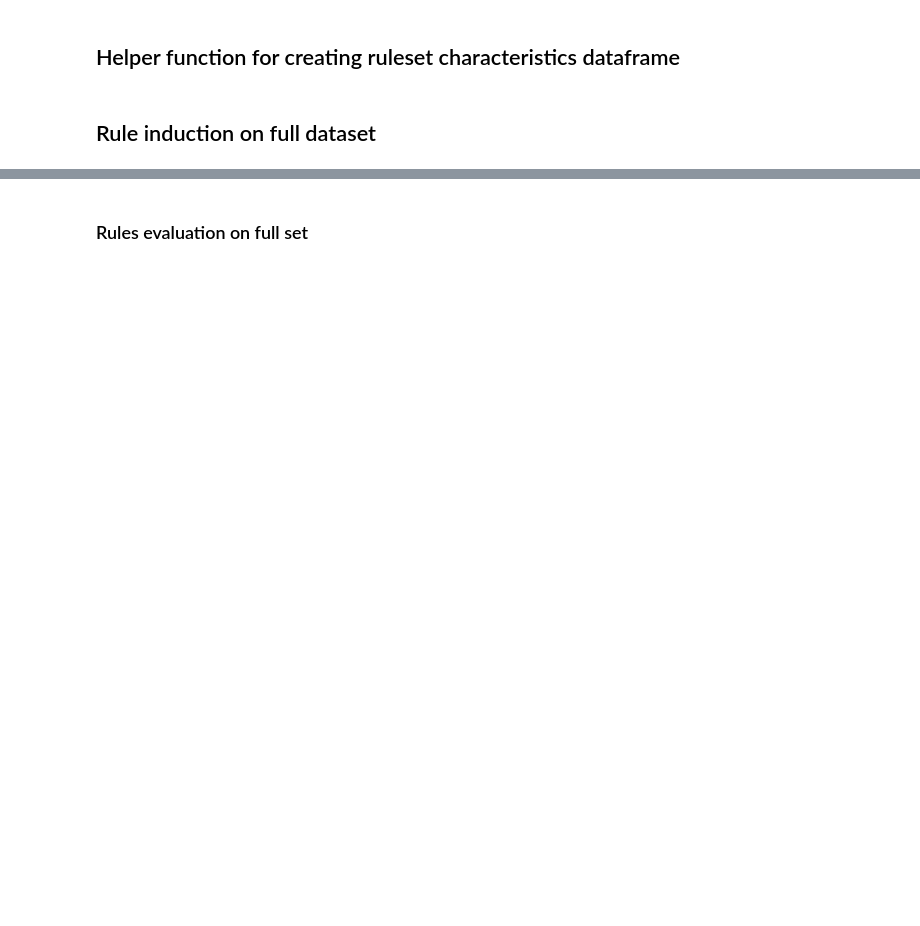
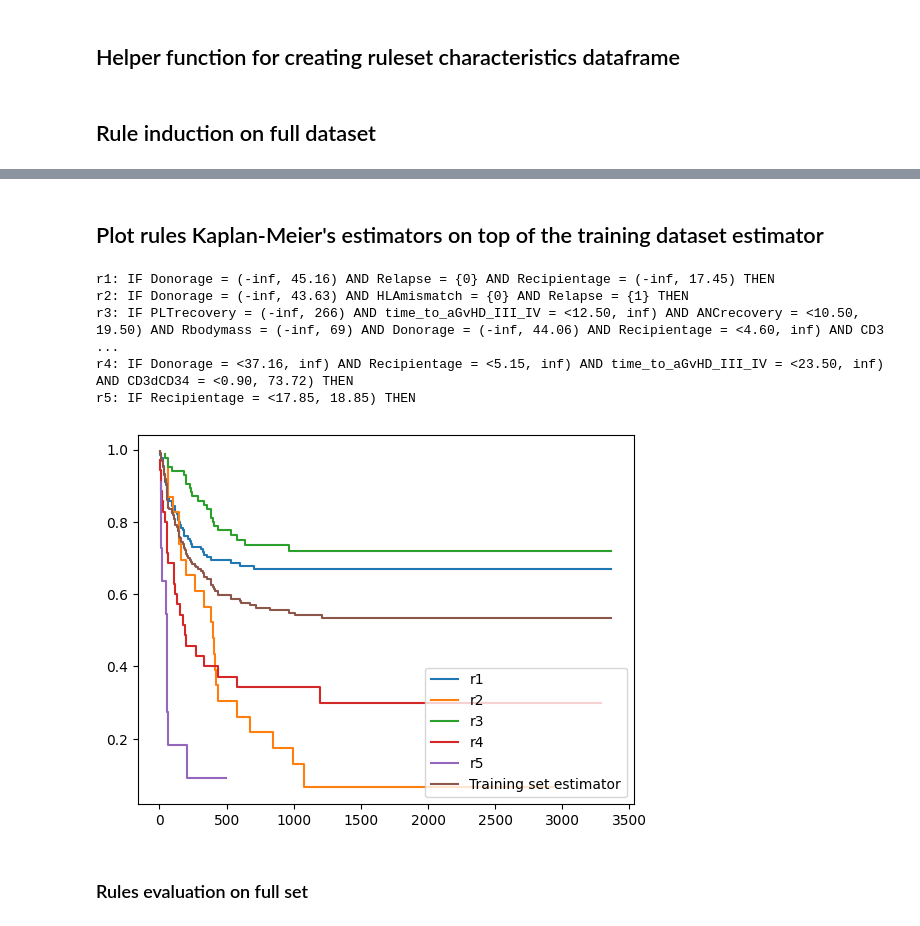
Before and after one commit to adaa-polsl/RuleKit-python, a Jupyter notebook: docs/source/rst/tutorials/survival.ipynb, the cells around one changed output, grey strips where cells are left out. Cells and saved outputs as stored; diff of their text form; code cells hidden in the pictures; blank space fills up the shorter version.

```diff
--- a/docs/source/rst/tutorials/survival.ipynb
+++ b/docs/source/rst/tutorials/survival.ipynb
@@ -132,3 +111,36 @@ IF PLTrecovery = <266, inf) THEN
+# %% [markdown]
+## Plot rules Kaplan-Meier's estimators on top of the training dataset estimator
+# %%
+from rulekit.kaplan_meier import KaplanMeierEstimator
+
+# plot rules kaplan-meier curves
+for i, rule in enumerate(ruleset.rules):
+    rule_label: str = f'r{i + 1}'
+    rule_km: KaplanMeierEstimator = rule.kaplan_meier_estimator
+    plt.step(
+        rule_km.times,
+        rule_km.probabilities,
+        label=rule_label
+    )
+    print(f'{rule_label}: {rule}')
+
+# plot whole dataset kaplan-meier curve
+train_km: KaplanMeierEstimator = srv.get_train_set_kaplan_meier()
+plt.step(
+    train_km.times,
+    train_km.probabilities,
+    label='Training set estimator'
+)
+
+plt.legend()
+plt.show()
+# %% [output]
+r1: IF Donorage = (-inf, 45.16) AND Relapse = {0} AND Recipientage = (-inf, 17.45) THEN
+r2: IF Donorage = (-inf, 43.63) AND HLAmismatch = {0} AND Relapse = {1} THEN
+r3: IF PLTrecovery = (-inf, 266) AND time_to_aGvHD_III_IV = <12.50, inf) AND ANCrecovery = <10.50, 19.50) AND Rbodymass = (-inf, 69) AND Donorage = (-inf, 44.06) AND Recipientage = <4.60, inf) AND CD3 ...
+r4: IF Donorage = <37.16, inf) AND Recipientage = <5.15, inf) AND time_to_aGvHD_III_IV = <23.50, inf) AND CD3dCD34 = <0.90, 73.72) THEN
+r5: IF Recipientage = <17.85, 18.85) THEN
+[figure, added]
 # %% [markdown]
 ### Rules evaluation on full set
 # %%
```
Also changed, not shown: parts of 30 cells of this notebook, 53 other files.
